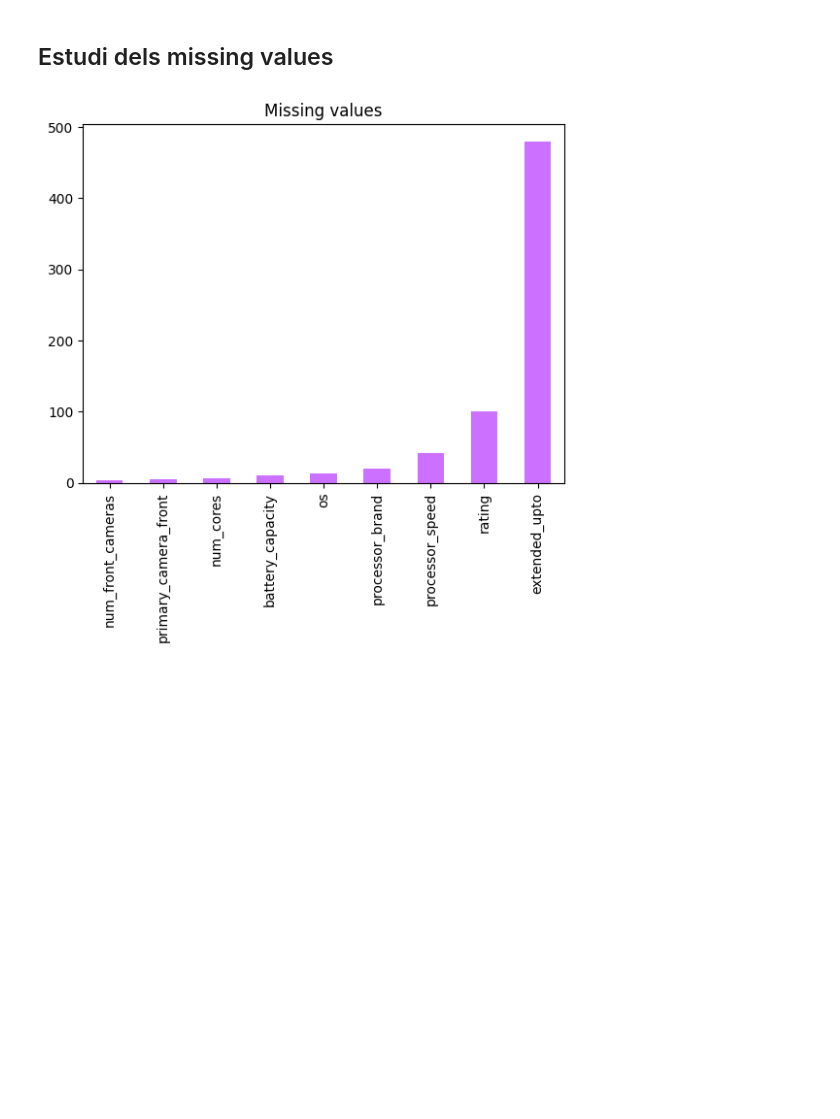
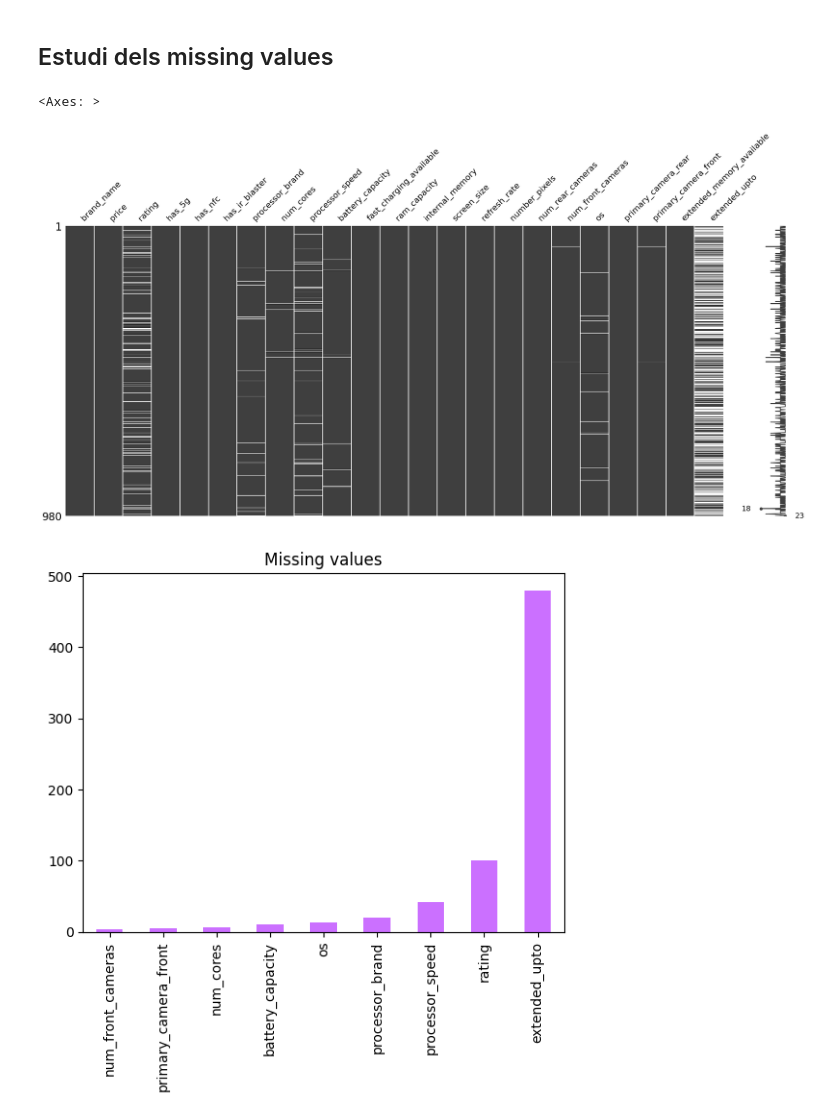
Before and after one commit to Nifel13/Smartphone-predictor, a Jupyter notebook: esmarfon_predict.ipynb, the cells around one changed output. Saved outputs shown, nothing was run; the diff lists cells and outputs as text; code cells hidden in the pictures; blank space fills up the shorter version.

```diff
--- a/esmarfon_predict.ipynb
+++ b/esmarfon_predict.ipynb
@@ -261,6 +262,12 @@ plt.show()
 [figure]
 # %% [markdown]
 ## Estudi dels missing values
+# %%
+import missingno as msno
+msno.matrix(data2)
+# %% [output]
+<Axes: >
+[figure, added]
 # %%
 # plot with the missing values
 missing = data2.isna().sum()
```
Also changed, not shown: parts of 21 cells of this notebook.
